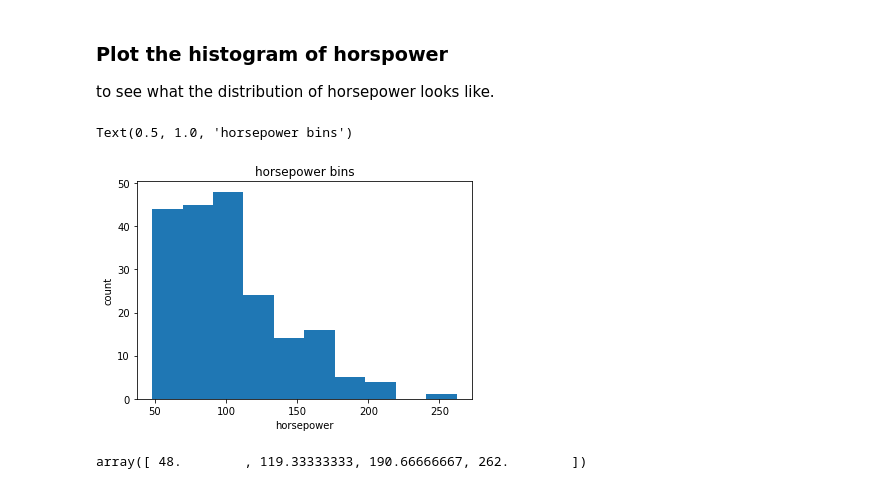
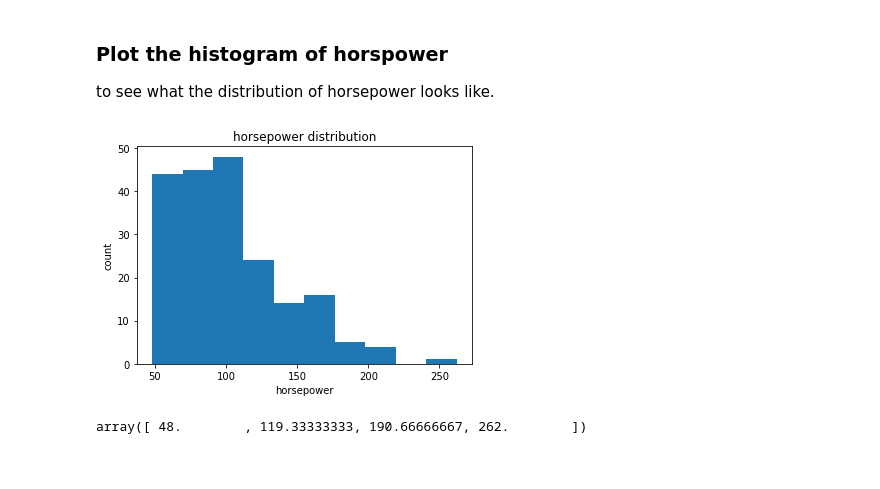
Before and after one commit to aymanibrahim/dapy, a Jupyter notebook: notebooks/02_Data_Wrangling.ipynb, the cells around one changed output. Drawn from its saved outputs; the diff is of its cells as text; code cells hidden in the pictures.

```diff
--- a/notebooks/02_Data_Wrangling.ipynb
+++ b/notebooks/02_Data_Wrangling.ipynb
@@ -334,7 +428,7 @@ df.head()
 5 rows × 27 columns
 # %%
 # rename column name from 'city-mpg' to 'city-L/100km'
-df.rename(columns={'"city-mp"':'city-L/100km'},inplace=True)
+df.rename(columns={'"city-mpg"':'city-L/100km'},inplace=True)
 # %%
 df['highway-L/100km'] = 235/df['highway-mpg']
 df.rename(columns={'"highway-mpg"':'highway-L/100km'},inplace=True)
@@ -424,17 +565,19 @@ df['horsepower'] = df['horsepower'].astype(int, copy=True)
  to see what the distribution of horsepower looks like.
 # %%
 %matplotlib inline
-import matplotlib as plt
-from matplotlib import pyplot
-plt.pyplot.hist(df["horsepower"])
+import matplotlib.pyplot as plt
+
+plt.hist(df["horsepower"])
 
 # set x/y labels and plot title
-plt.pyplot.xlabel("horsepower")
-plt.pyplot.ylabel("count")
-plt.pyplot.title("horsepower bins")
+plt.xlabel("horsepower")
+plt.ylabel("count")
+plt.title("horsepower distribution")
+
+# save figure
+plt.savefig('../figs/02_Wrangling/horsepower_distribution.png')
 # %% [output]
-Text(0.5, 1.0, 'horsepower bins')
-[figure, old version]
+[figure, new version]
 # %%
 bins = np.linspace(min(df["horsepower"]), max(df["horsepower"]), 4)
 bins
```
Also changed, not shown: parts of 49 cells of this notebook, 1 other file.
